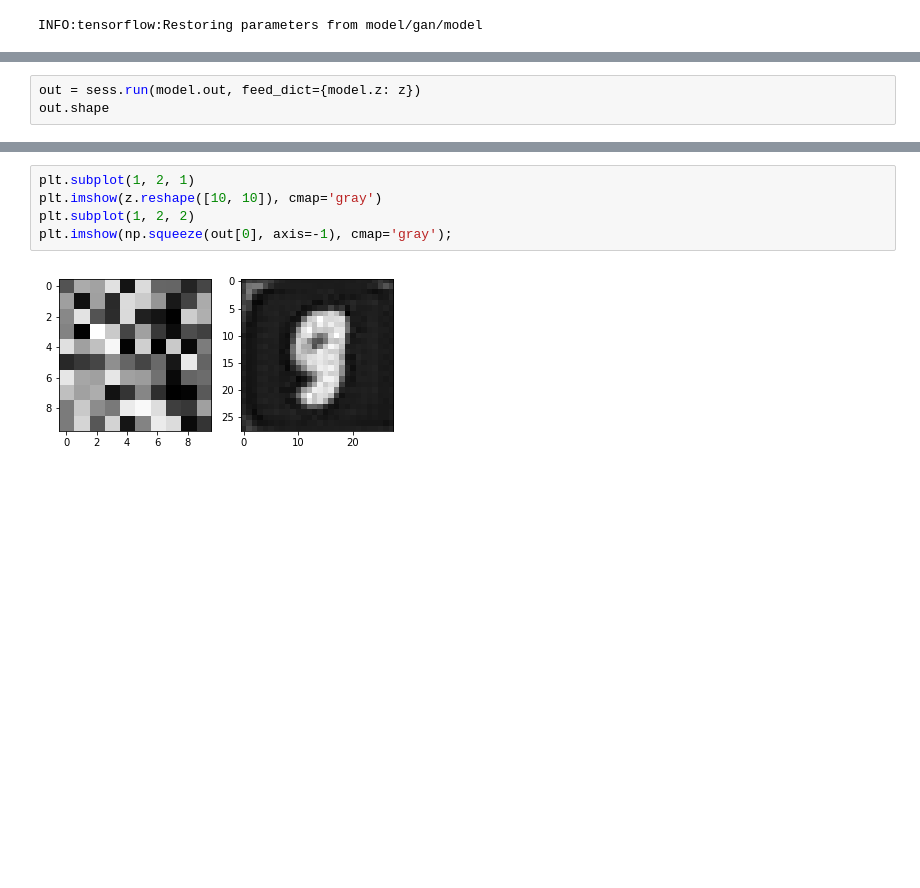
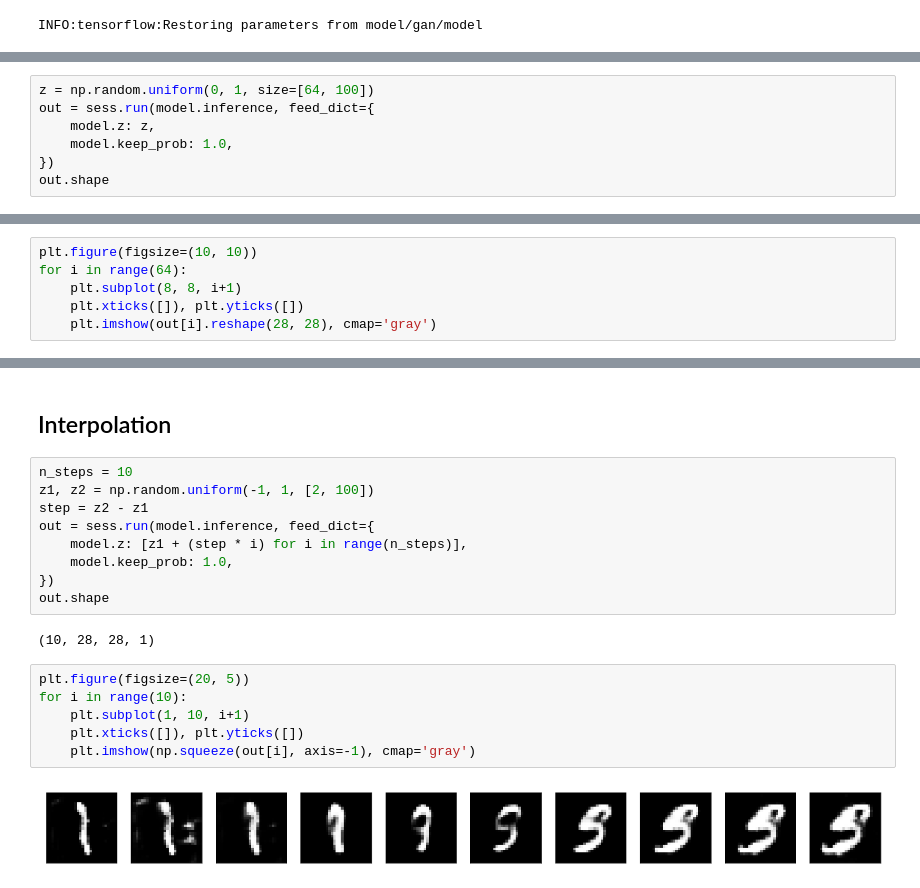
Before and after one commit to gabrielwong159/tf, a Jupyter notebook: gan/evaluate_model.ipynb, the cells around one changed output, grey strips where cells are left out. Saved outputs shown, nothing was run; the diff lists cells and outputs as text; blank space fills up the shorter version.

Commit message:
Add model training results

```diff
--- a/gan/evaluate_model.ipynb
+++ b/gan/evaluate_model.ipynb
@@ -17,4 +19,8 @@ INFO:tensorflow:Restoring parameters from model/gan/model
 # %%
-out = sess.run(model.out, feed_dict={model.z: z})
+z = np.random.uniform(0, 1, size=[64, 100])
+out = sess.run(model.inference, feed_dict={
+    model.z: z,
+    model.keep_prob: 1.0,
+})
 out.shape
 # %% [output]
@@ -21,0 +28,6 @@ out.shape
+# %%
+plt.figure(figsize=(10, 10))
+for i in range(64):
+    plt.subplot(8, 8, i+1)
+    plt.xticks([]), plt.yticks([])
+    plt.imshow(out[i].reshape(28, 28), cmap='gray')
@@ -22,7 +36,21 @@ out.shape
+# %% [markdown]
+## Interpolation
+# %%
+n_steps = 10
+z1, z2 = np.random.uniform(-1, 1, [2, 100])
+step = z2 - z1
+out = sess.run(model.inference, feed_dict={
+    model.z: [z1 + (step * i) for i in range(n_steps)],
+    model.keep_prob: 1.0,
+})
+out.shape
+# %% [output]
+(10, 28, 28, 1)
 # %%
-plt.subplot(1, 2, 1)
-plt.imshow(z.reshape([10, 10]), cmap='gray')
-plt.subplot(1, 2, 2)
-plt.imshow(np.squeeze(out[0], axis=-1), cmap='gray');
+plt.figure(figsize=(20, 5))
+for i in range(10):
+    plt.subplot(1, 10, i+1)
+    plt.xticks([]), plt.yticks([])
+    plt.imshow(np.squeeze(out[i], axis=-1), cmap='gray')
 # %% [output]
-[figure, old version]
+[figure, new version]
```
Also changed, not shown: parts of 5 cells of this notebook, 1 other file.
